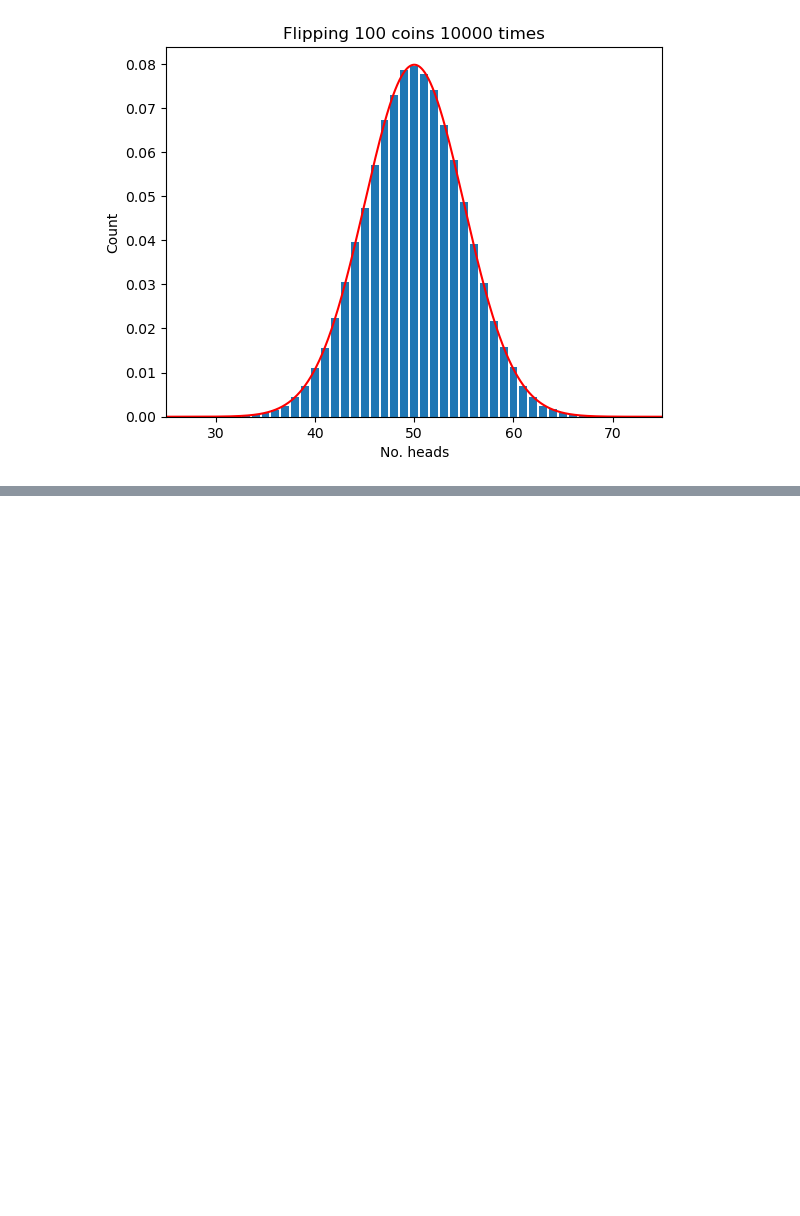
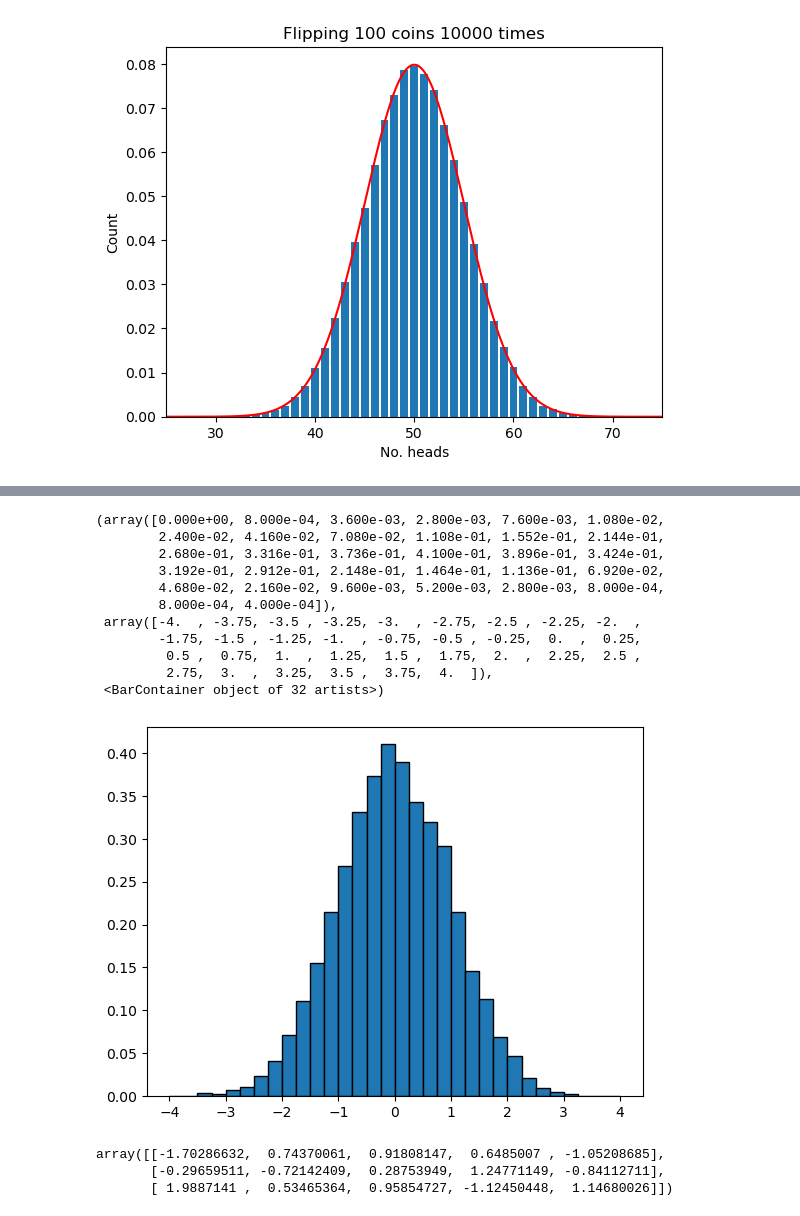
Before and after one commit to a-o-connor/applied_statistics_assessment, a Jupyter notebook: roughwork/applied_stats_notes.ipynb, the cells around one changed output, grey strips where cells are left out. Drawn from its saved outputs; the diff is of its cells as text; code cells hidden in the pictures; blank space fills up the shorter version.

```diff
--- a/roughwork/applied_stats_notes.ipynb
+++ b/roughwork/applied_stats_notes.ipynb
@@ -286,0 +324,27 @@ Text(0, 0.5, 'Count')
+# %%
+rng = np.random.default_rng()
+data = rng.normal(loc=0.0, scale=1.0, size=(10000))
+uniques, counts = np.unique(data, return_counts=True)
+# %%
+fig, ax = plt.subplots()
+ax.hist(data, edgecolor='black', density=True, bins=np.linspace(-4.0, 4.0, 33))
+# %% [output]
+(array([0.000e+00, 8.000e-04, 3.600e-03, 2.800e-03, 7.600e-03, 1.080e-02,
+        2.400e-02, 4.160e-02, 7.080e-02, 1.108e-01, 1.552e-01, 2.144e-01,
+        2.680e-01, 3.316e-01, 3.736e-01, 4.100e-01, 3.896e-01, 3.424e-01,
+        3.192e-01, 2.912e-01, 2.148e-01, 1.464e-01, 1.136e-01, 6.920e-02,
+        4.680e-02, 2.160e-02, 9.600e-03, 5.200e-03, 2.800e-03, 8.000e-04,
+        8.000e-04, 4.000e-04]),
+ array([-4.  , -3.75, -3.5 , -3.25, -3.  , -2.75, -2.5 , -2.25, -2.  ,
+        -1.75, -1.5 , -1.25, -1.  , -0.75, -0.5 , -0.25,  0.  ,  0.25,
+         0.5 ,  0.75,  1.  ,  1.25,  1.5 ,  1.75,  2.  ,  2.25,  2.5 ,
+         2.75,  3.  ,  3.25,  3.5 ,  3.75,  4.  ]),
+ <BarContainer object of 32 artists>)
+[figure, added]
+# %%
+data = rng.normal(loc=0.0, scale=1.0, size=(3,5)) #returns an array of 3 rows, with 5 numbers in each, the 5 numbers have the normal distribution specified
+data
+# %% [output]
+array([[-1.70286632,  0.74370061,  0.91808147,  0.6485007 , -1.05208685],
+       [-0.29659511, -0.72142409,  0.28753949,  1.24771149, -0.84112711],
+       [ 1.9887141 ,  0.53465364,  0.95854727, -1.12450448,  1.14680026]])
```
Also changed, not shown: parts of 11 cells of this notebook, 1 other file.
